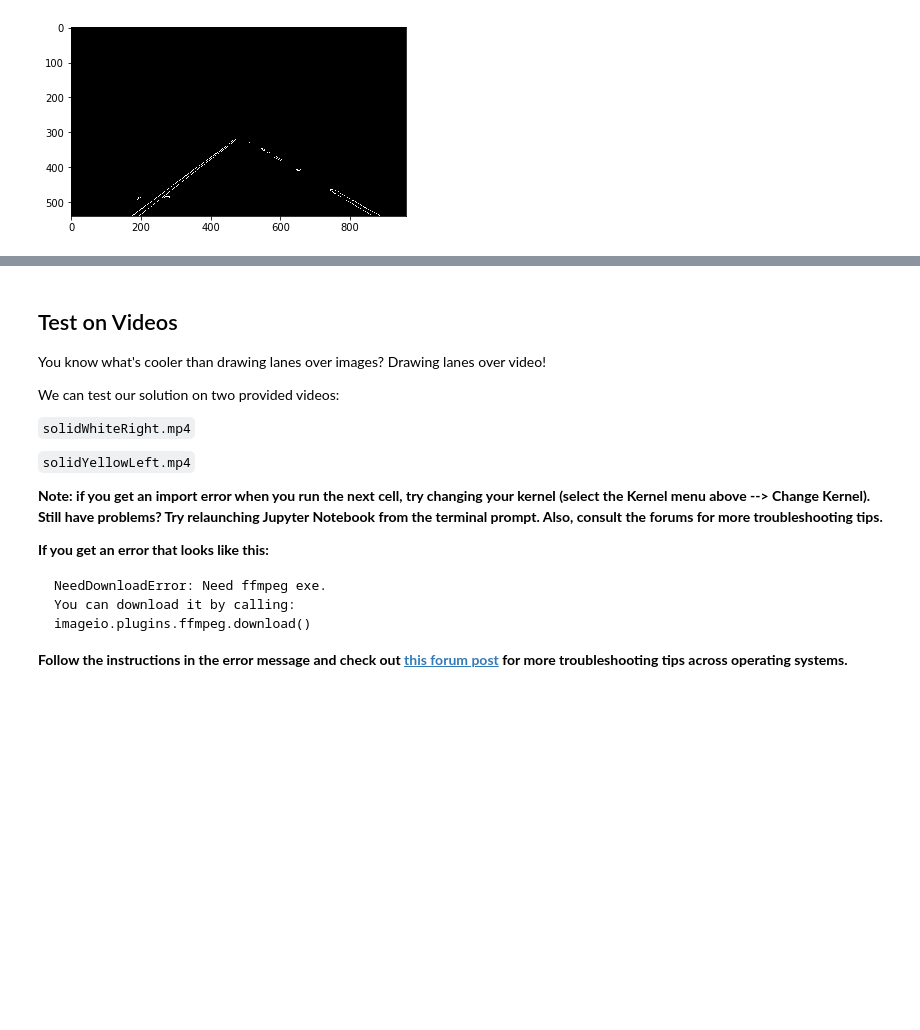
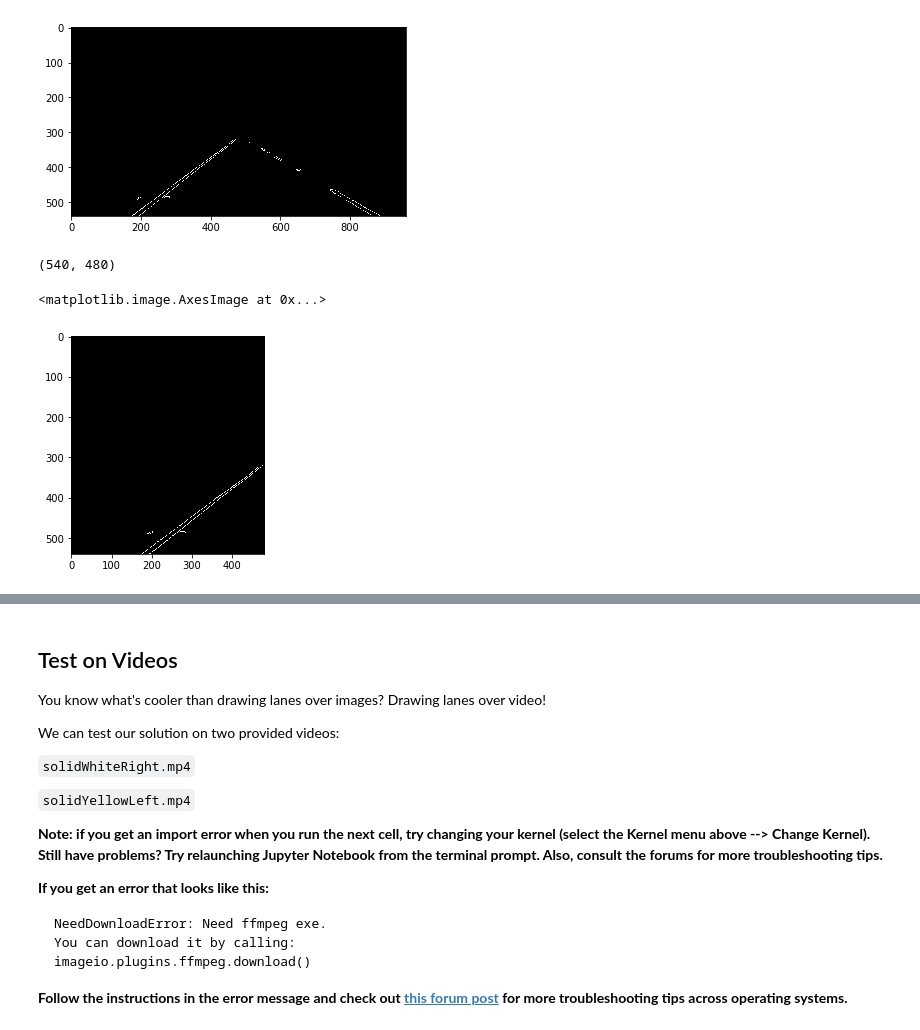
Before and after one commit to hammcin/CarND-LaneLines-P1, a Jupyter notebook: P1.ipynb, the cells around one changed output, grey strips where cells are left out. Cells and saved outputs as stored; diff of their text form; code cells hidden in the pictures; blank space fills up the shorter version.

```diff
--- a/P1.ipynb
+++ b/P1.ipynb
@@ -247,3 +247,11 @@ plt.imshow(masked_edges, cmap='Greys_r')
 # %% [output]
 <matplotlib.image.AxesImage at 0x...>
 [figure]
+# %%
+masked_edges_left = masked_edges[:,:int(masked_edges.shape[1]/2)]
+print(masked_edges_left.shape)
+plt.imshow(masked_edges_left, cmap='Greys_r')
+# %% [output]
+(540, 480)
+<matplotlib.image.AxesImage at 0x...>
+[figure, added]
```
Also changed, not shown: parts of 7 cells of this notebook.
